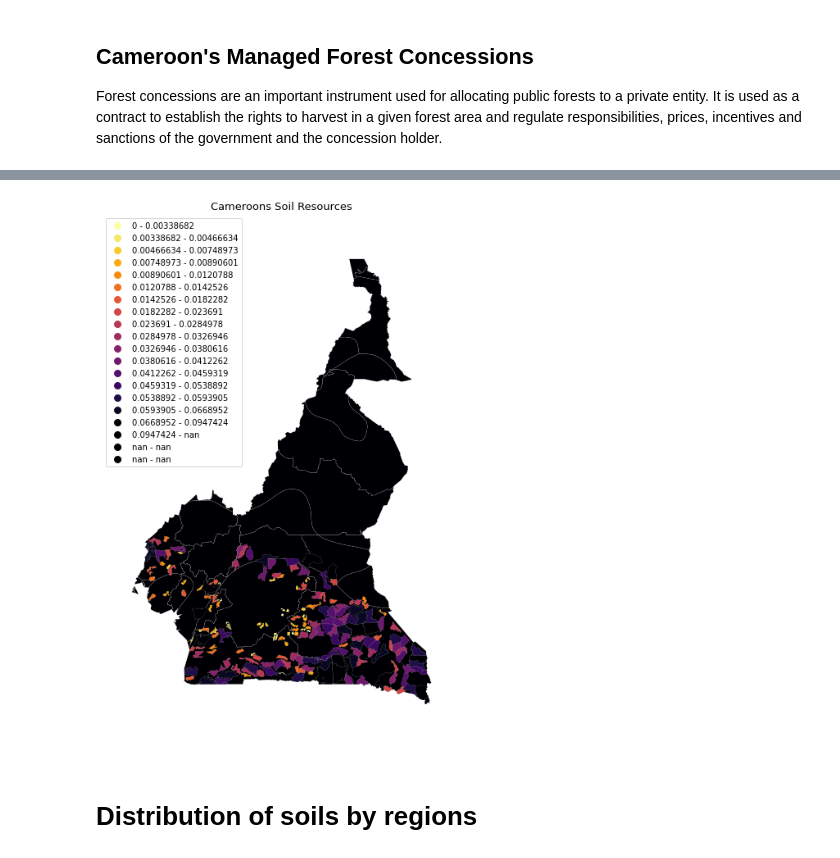
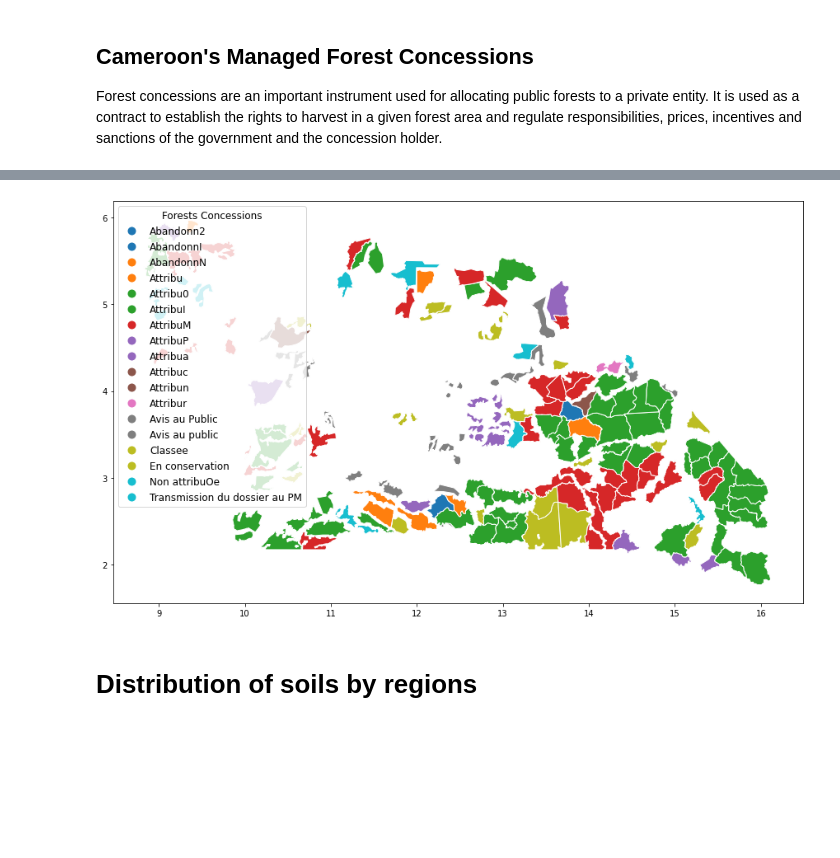
Before and after one commit to Simpleshell3/CMR-Land-Sector-Analysis, a Jupyter notebook: CMR_Land_Use.ipynb, the cells around one changed output, grey strips where cells are left out. Cells and saved outputs as stored; diff of their text form; code cells hidden in the pictures; blank space fills up the shorter version.

```diff
--- a/CMR_Land_Use.ipynb
+++ b/CMR_Land_Use.ipynb
@@ -38,3 +38,11 @@ import requests
 ## **DataSet**
 
 This dataset is obtained from [Moja Global's](https://moja.global/) dataset found in their repository at [Land Sector Descriptions](https://github.com/moja-global/Land_Sector_Datasets) and [Moja Global Datasets](https://datasets.mojaglobal.workers.dev/0:/) that can be useful for land sector management.  For each dataset the information is provided on content and licence.
+# %%
+# Downloading and displaying Cameroon's Boundaries
+url0 = "https://datasets.mojaglobal.workers.dev/0:/Administrative/Boundaries/Level4%20by%20State/CMR/CMR_ALL_states.json"
+
+a=requests.get(url0).content
+
+df_cbo = gpd.read_file(io.StringIO(a.decode('utf-8')))
+df_cbo
@@ -171,3 +217,3 @@ df_cmfc
 # %%
-df_cmfc1 = pd.merge(df_cwsr, df_cmfc, how='outer', on = 'geometry')
+df_cmfc1 = pd.merge(df_cbo, df_cmfc, how='outer', on = 'geometry')
 df_cmfc1
@@ -174,22 +234,27 @@ df_cmfc1
 # %%
-fig, ax = plt.subplots(1, 1, figsize=(16, 12))
+#fig, ax = plt.subplots(1, 1, figsize=(16, 12))
 
 # Set up the color sheme:
-import mapclassify as mc
-scheme = mc.Quantiles(df_cmfc1['Shape_Area'], k=20)
+#import mapclassify as mc
+#scheme = mc.Quantiles(df_cmfc1['Shape_Area'], k=20)
 
  #Map
-gplt.choropleth(df_cmfc1,
-    hue="Shape_Area",
-    linewidth=.1,
-    scheme=scheme, cmap='inferno_r',
-    legend=True,
-    edgecolor='white',
-    ax=ax
-);
+#gplt.choropleth(df_cmfc1,
+    #hue="Shape_Area",
+    #linewidth=.1,
+    #scheme=scheme, cmap='inferno_r',
+    #legend=True,
+   # edgecolor='white',
 
-ax.set_title('Cameroon''s Soil Resources', fontsize=13);
+   # ax=ax
+#);
+
+#ax.set_title('Cameroon''s Soil Resources', fontsize=13);
+
+df_cmfc1.plot(figsize= (15,15), column='status', edgecolor='white',
+             legend=True, legend_kwds={"loc":"upper left","fontsize": "large", "title":"Forests Concessions", "title_fontsize":"large"})
+plt.show()
 # %% [output]
-[figure, old version]
+[figure, new version]
 # %% [markdown]
 # **Distribution of soils by regions**
```
Also changed, not shown: parts of 12 cells of this notebook.
